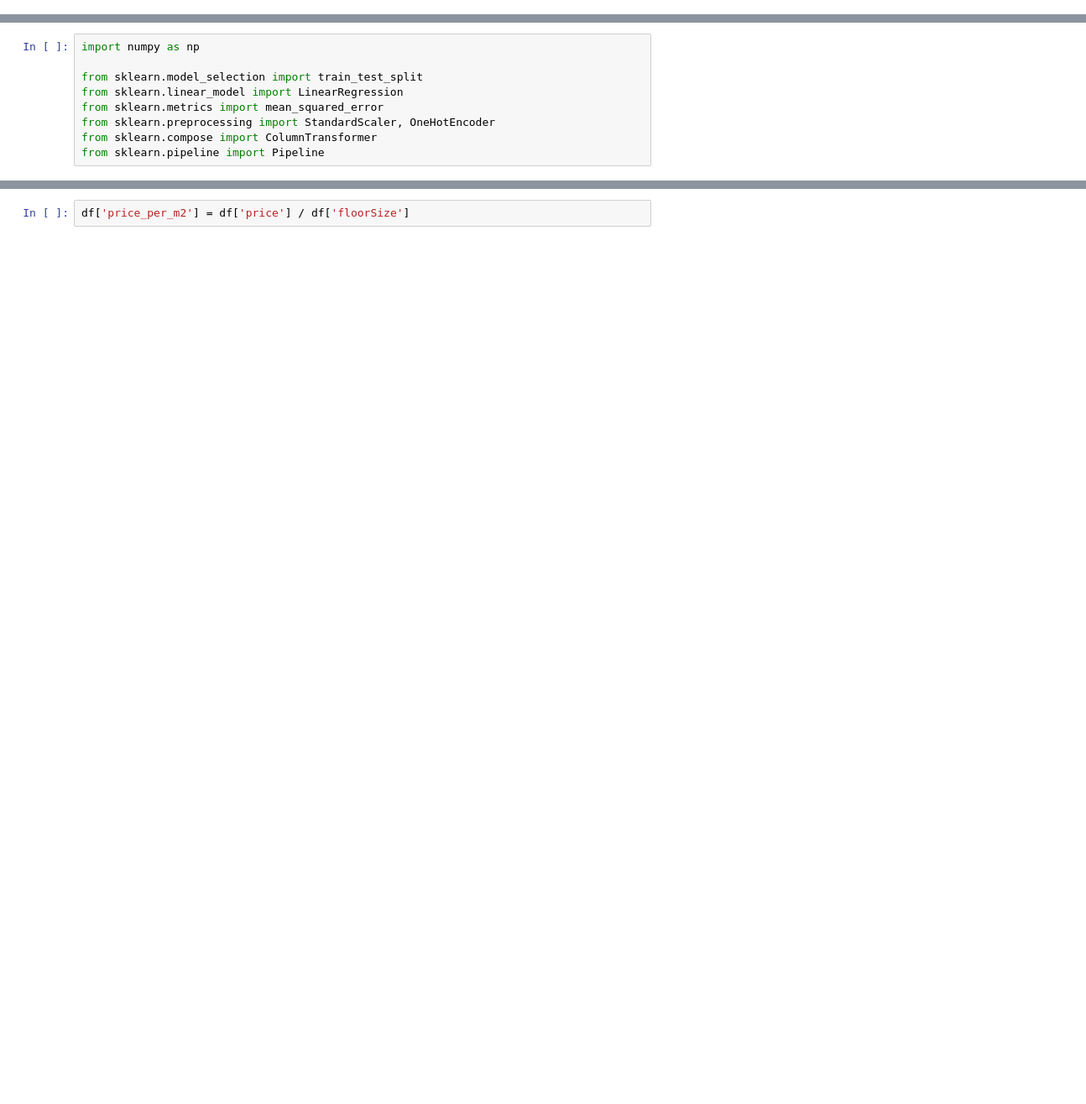
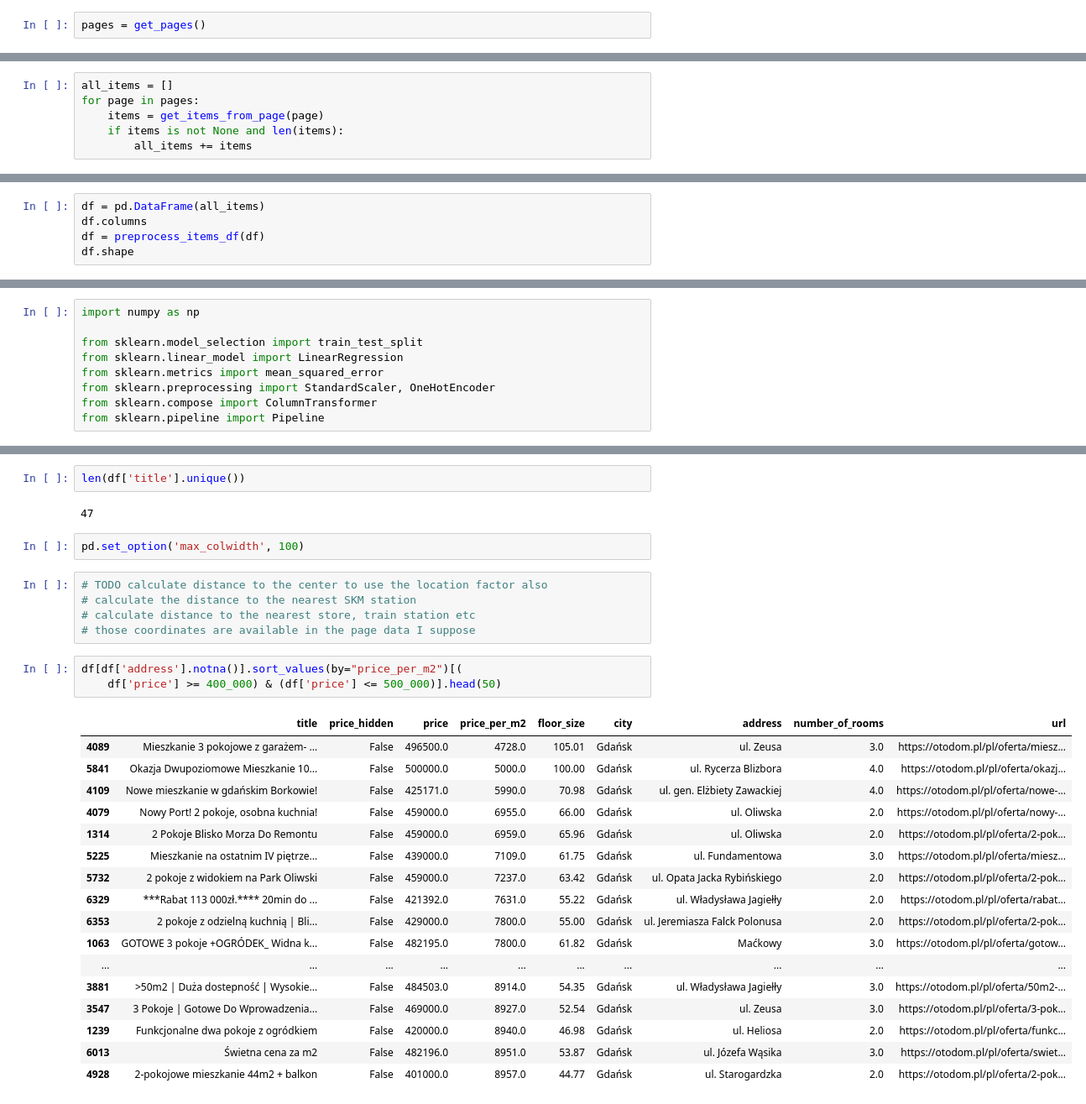
Before and after one commit to piotrostr/otodom-analysis, a Jupyter notebook: main.ipynb, the cells around one changed output, grey strips where cells are left out. Shown at 84% size. Drawn from its saved outputs; the diff is of its cells as text; blank space fills up the shorter version.

```diff
--- a/main.ipynb
+++ b/main.ipynb
@@ -89,0 +115,2 @@ def address_to_string(address: dict) -> str:
+# %%
+pages = get_pages()
@@ -89,0 +119,6 @@ def address_to_string(address: dict) -> str:
+# %%
+all_items = []
+for page in pages:
+    items = get_items_from_page(page)
+    if items is not None and len(items):
+        all_items += items
@@ -89,0 +169,5 @@ def address_to_string(address: dict) -> str:
+# %%
+df = pd.DataFrame(all_items)
+df.columns
+df = preprocess_items_df(df)
+df.shape
@@ -183,2 +277,32 @@ plt.show()
+# %%
+len(df['title'].unique())
+# %% [output]
+47
+# %%
+pd.set_option('max_colwidth', 100)
+# %%
+# TODO calculate distance to the center to use the location factor also
+# calculate the distance to the nearest SKM station
+# calculate distance to the nearest store, train station etc
+# those coordinates are available in the page data I suppose
 # %%
-df['price_per_m2'] = df['price'] / df['floorSize']
+df[df['address'].notna()].sort_values(by="price_per_m2")[(
+    df['price'] >= 400_000) & (df['price'] <= 500_000)].head(50)
+# %% [output]
+|  | title | price_hidden | price | price_per_m2 | floor_size | city | address | number_of_rooms | url |
+| 4089 | Mieszkanie 3 pokojowe z garażem- ... | False | 496500.0 | 4728.0 | 105.01 | Gdańsk | ul. Zeusa | 3.0 | https://otodom.pl/pl/oferta/miesz... |
+| 5841 | Okazja Dwupoziomowe Mieszkanie 10... | False | 500000.0 | 5000.0 | 100.00 | Gdańsk | ul. Rycerza Blizbora | 4.0 | https://otodom.pl/pl/oferta/okazj... |
+| 4109 | Nowe mieszkanie w gdańskim Borkowie! | False | 425171.0 | 5990.0 | 70.98 | Gdańsk | ul. gen. Elżbiety Zawackiej | 4.0 | https://otodom.pl/pl/oferta/nowe-... |
+| 4079 | Nowy Port! 2 pokoje, osobna kuchnia! | False | 459000.0 | 6955.0 | 66.00 | Gdańsk | ul. Oliwska | 2.0 | https://otodom.pl/pl/oferta/nowy-... |
+| 1314 | 2 Pokoje Blisko Morza Do Remontu | False | 459000.0 | 6959.0 | 65.96 | Gdańsk | ul. Oliwska | 2.0 | https://otodom.pl/pl/oferta/2-pok... |
+| 5225 | Mieszkanie na ostatnim IV piętrze... | False | 439000.0 | 7109.0 | 61.75 | Gdańsk | ul. Fundamentowa | 3.0 | https://otodom.pl/pl/oferta/miesz... |
+| 5732 | 2 pokoje z widokiem na Park Oliwski | False | 459000.0 | 7237.0 | 63.42 | Gdańsk | ul. Opata Jacka Rybińskiego | 2.0 | https://otodom.pl/pl/oferta/2-pok... |
+| 6329 | ***Rabat 113 000zł.**** 20min do ... | False | 421392.0 | 7631.0 | 55.22 | Gdańsk | ul. Władysława Jagiełły | 2.0 | https://otodom.pl/pl/oferta/rabat... |
+| 6353 | 2 pokoje z odzielną kuchnią | Bli... | False | 429000.0 | 7800.0 | 55.00 | Gdańsk | ul. Jeremiasza Falck Polonusa | 2.0 | https://otodom.pl/pl/oferta/2-pok... |
+| 1063 | GOTOWE 3 pokoje +OGRÓDEK_ Widna k... | False | 482195.0 | 7800.0 | 61.82 | Gdańsk | Maćkowy | 3.0 | https://otodom.pl/pl/oferta/gotow... |
+| ... | ... | ... | ... | ... | ... | ... | ... | ... | ... |
+| 3881 | >50m2 | Duża dostepność | Wysokie... | False | 484503.0 | 8914.0 | 54.35 | Gdańsk | ul. Władysława Jagiełły | 3.0 | https://otodom.pl/pl/oferta/50m2-... |
+| 3547 | 3 Pokoje | Gotowe Do Wprowadzenia... | False | 469000.0 | 8927.0 | 52.54 | Gdańsk | ul. Zeusa | 3.0 | https://otodom.pl/pl/oferta/3-pok... |
+| 1239 | Funkcjonalne dwa pokoje z ogródkiem | False | 420000.0 | 8940.0 | 46.98 | Gdańsk | ul. Heliosa | 2.0 | https://otodom.pl/pl/oferta/funkc... |
+| 6013 | Świetna cena za m2 | False | 482196.0 | 8951.0 | 53.87 | Gdańsk | ul. Józefa Wąsika | 3.0 | https://otodom.pl/pl/oferta/swiet... |
+| 4928 | 2-pokojowe mieszkanie 44m2 + balkon | False | 401000.0 | 8957.0 | 44.77 | Gdańsk | ul. Starogardzka | 2.0 | https://otodom.pl/pl/oferta/2-pok... |
```
Also changed, not shown: parts of 29 cells of this notebook.
